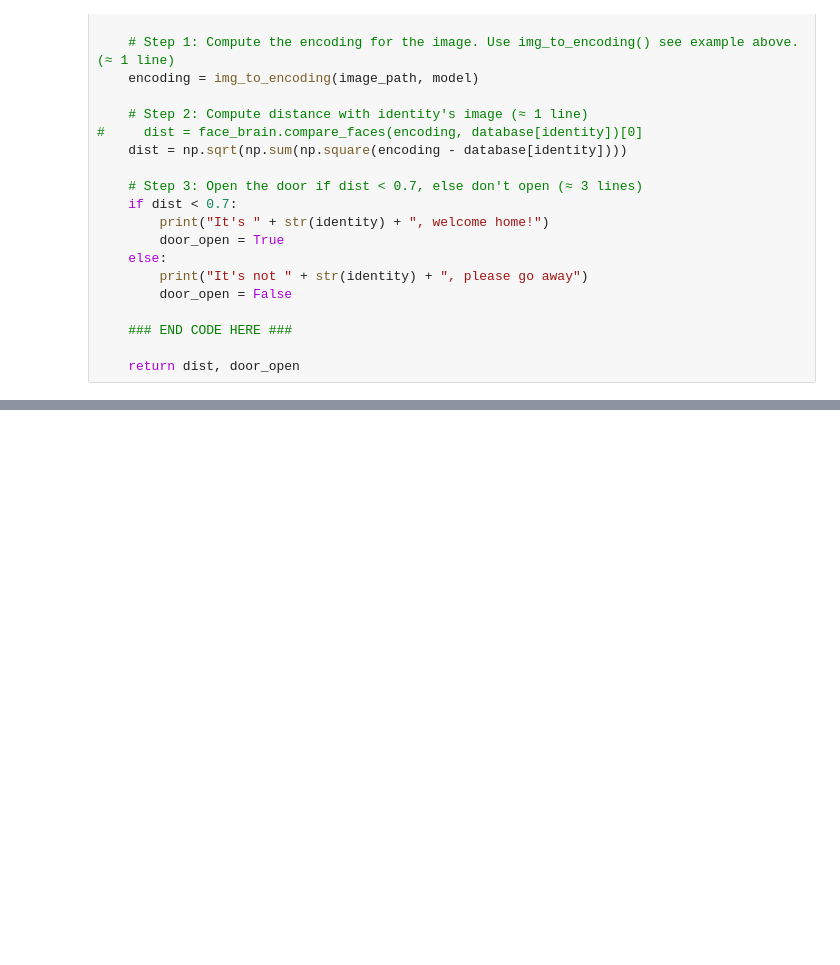
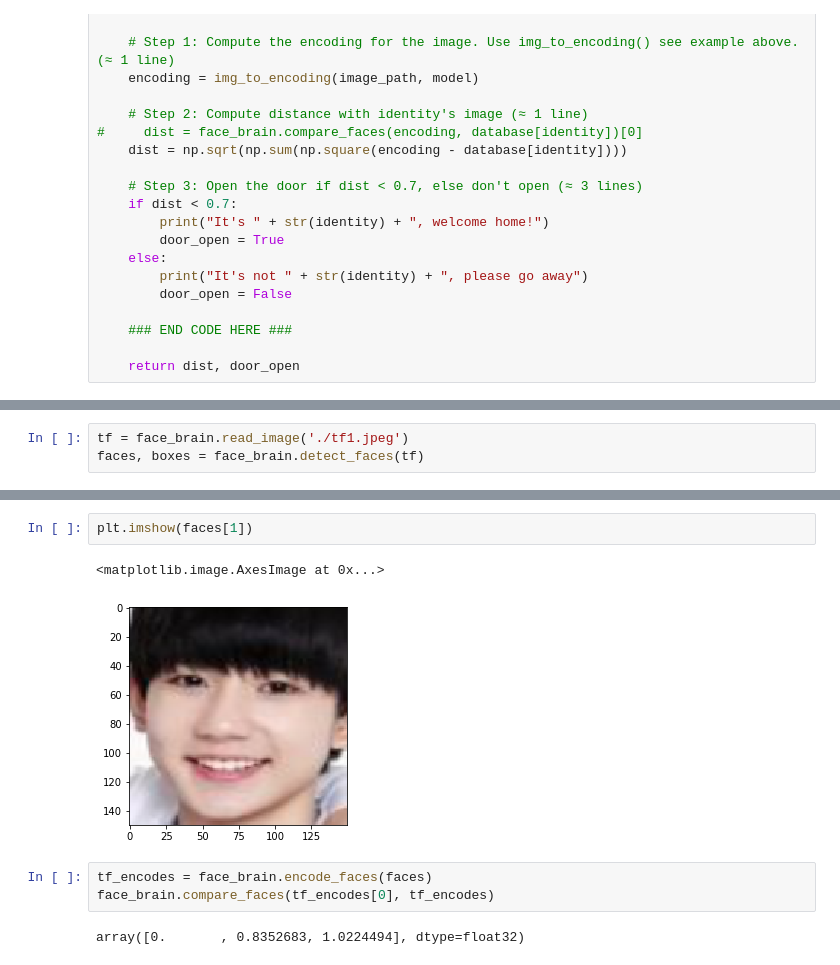
Before and after one commit to CoderSLZhang/Face_Recongnition_Demo, a Jupyter notebook: Untitled.ipynb, the cells around one changed output, grey strips where cells are left out. Saved outputs shown, nothing was run; the diff lists cells and outputs as text; blank space fills up the shorter version.

```diff
--- a/Untitled.ipynb
+++ b/Untitled.ipynb
@@ -109,0 +152,3 @@ It's not kian, please go away
+# %%
+tf = face_brain.read_image('./tf1.jpeg')
+faces, boxes = face_brain.detect_faces(tf)
@@ -109,0 +162,10 @@ It's not kian, please go away
+# %%
+plt.imshow(faces[1])
+# %% [output]
+<matplotlib.image.AxesImage at 0x...>
+[figure, added]
+# %%
+tf_encodes = face_brain.encode_faces(faces)
+face_brain.compare_faces(tf_encodes[0], tf_encodes)
+# %% [output]
+array([0.       , 0.8352683, 1.0224494], dtype=float32)
```
Also changed, not shown: parts of 11 cells of this notebook, 36 other files.
